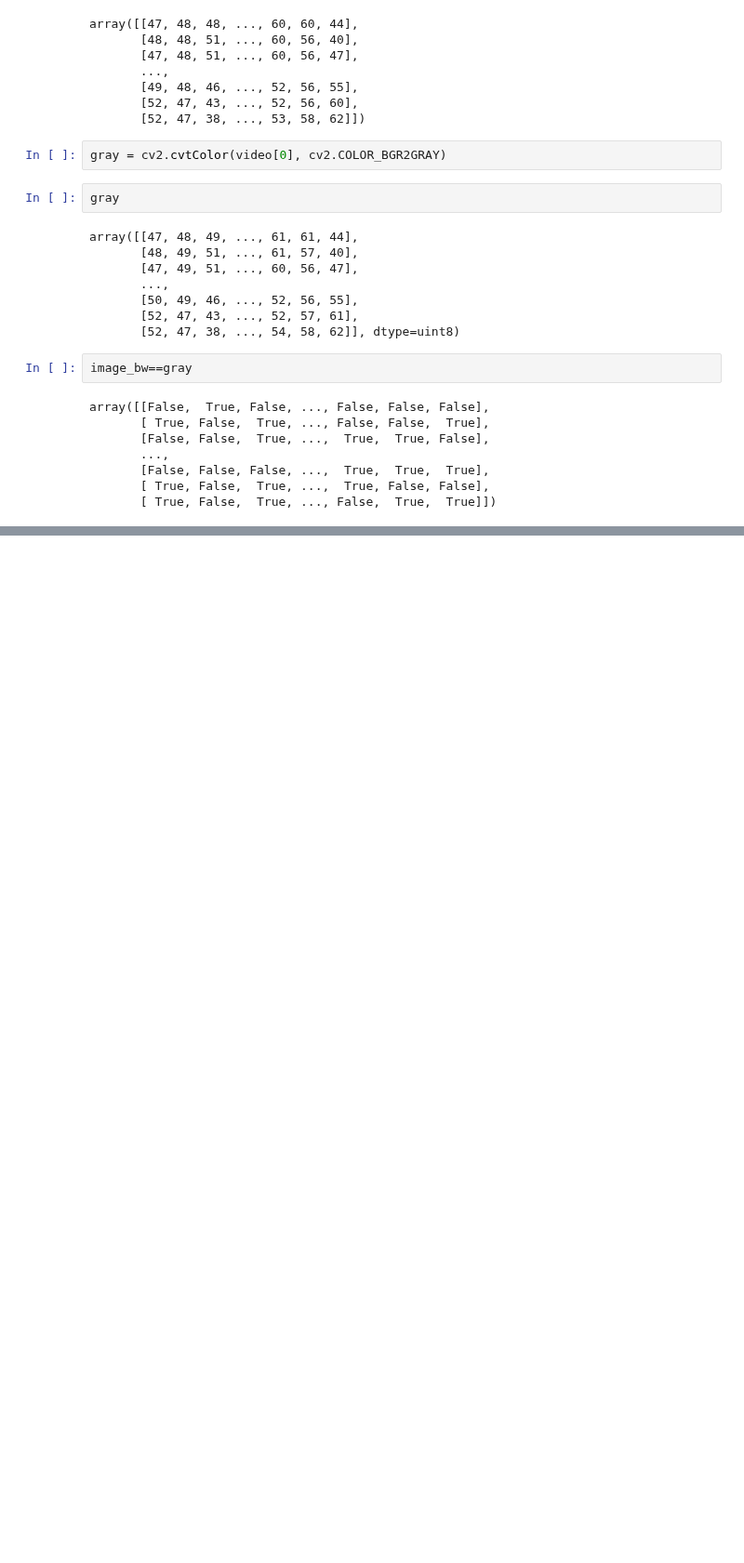
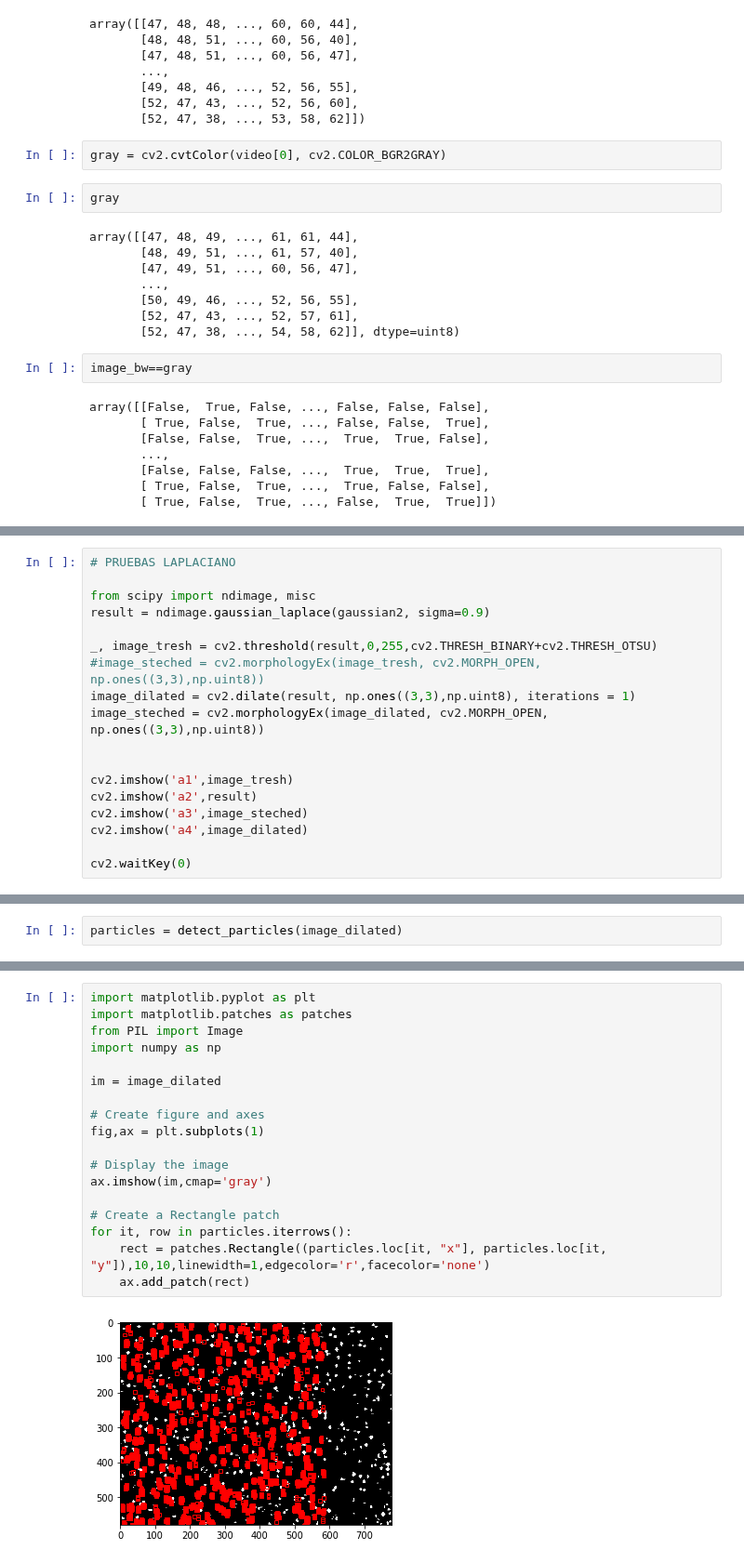
Before and after one commit to MarianoFernandez0/Proyecto-, a Jupyter notebook: development/deteccion imagenes grises/Deteccion de particulas.ipynb, the cells around one changed output, grey strips where cells are left out. Shown at 93% size. Saved outputs shown, nothing was run; the diff lists cells and outputs as text; blank space fills up the shorter version.

```diff
--- a/development/deteccion imagenes grises/Deteccion de particulas.ipynb
+++ b/development/deteccion imagenes grises/Deteccion de particulas.ipynb
@@ -63,0 +74,18 @@ plt.imshow(gaussian1,cmap='gray')
+# %%
+# PRUEBAS LAPLACIANO
+
+from scipy import ndimage, misc
+result = ndimage.gaussian_laplace(gaussian2, sigma=0.9)
+
+_, image_tresh = cv2.threshold(result,0,255,cv2.THRESH_BINARY+cv2.THRESH_OTSU)
+#image_steched = cv2.morphologyEx(image_tresh, cv2.MORPH_OPEN, np.ones((3,3),np.uint8))
+image_dilated = cv2.dilate(result, np.ones((3,3),np.uint8), iterations = 1)
+image_steched = cv2.morphologyEx(image_dilated, cv2.MORPH_OPEN, np.ones((3,3),np.uint8))
+
+
+cv2.imshow('a1',image_tresh)
+cv2.imshow('a2',result)
+cv2.imshow('a3',image_steched)
+cv2.imshow('a4',image_dilated)
+
+cv2.waitKey(0)
@@ -63,0 +131,2 @@ plt.imshow(gaussian1,cmap='gray')
+# %%
+particles = detect_particles(image_dilated)
@@ -63,0 +154,20 @@ plt.imshow(gaussian1,cmap='gray')
+# %%
+import matplotlib.pyplot as plt
+import matplotlib.patches as patches
+from PIL import Image
+import numpy as np
+
+im = image_dilated
+
+# Create figure and axes
+fig,ax = plt.subplots(1)
+
+# Display the image
+ax.imshow(im,cmap='gray')
+
+# Create a Rectangle patch
+for it, row in particles.iterrows():
+    rect = patches.Rectangle((particles.loc[it, "x"], particles.loc[it, "y"]),10,10,linewidth=1,edgecolor='r',facecolor='none')
+    ax.add_patch(rect)
+# %% [output]
+[figure, added]
```
Also changed, not shown: parts of 14 cells of this notebook, 5 other files.
